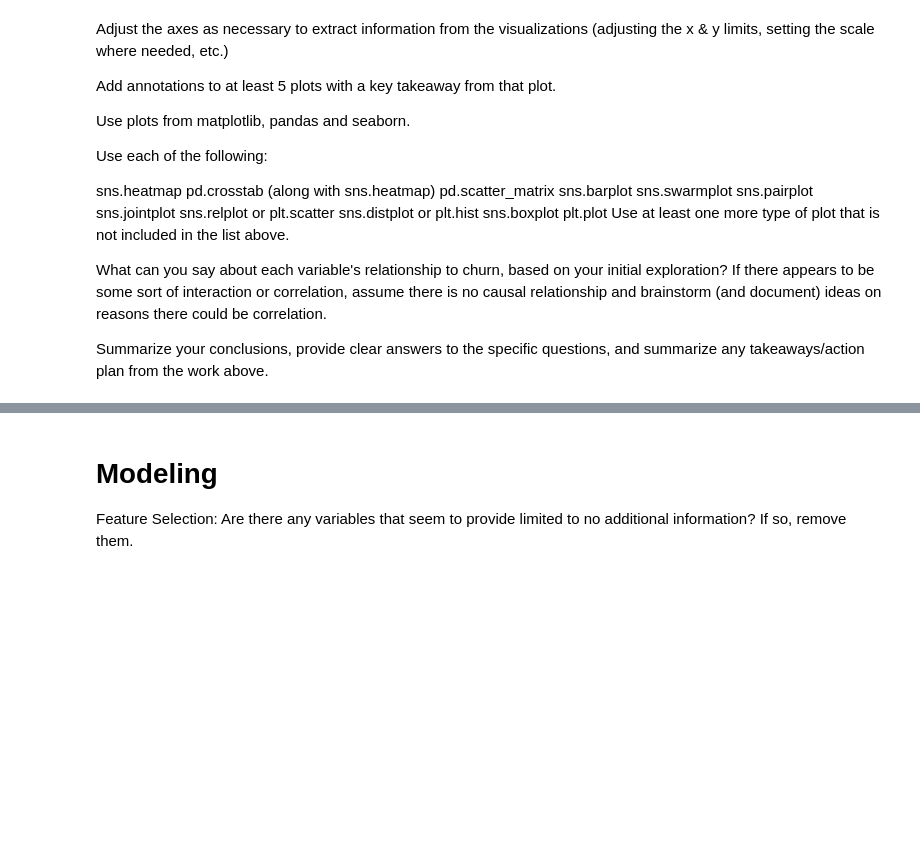
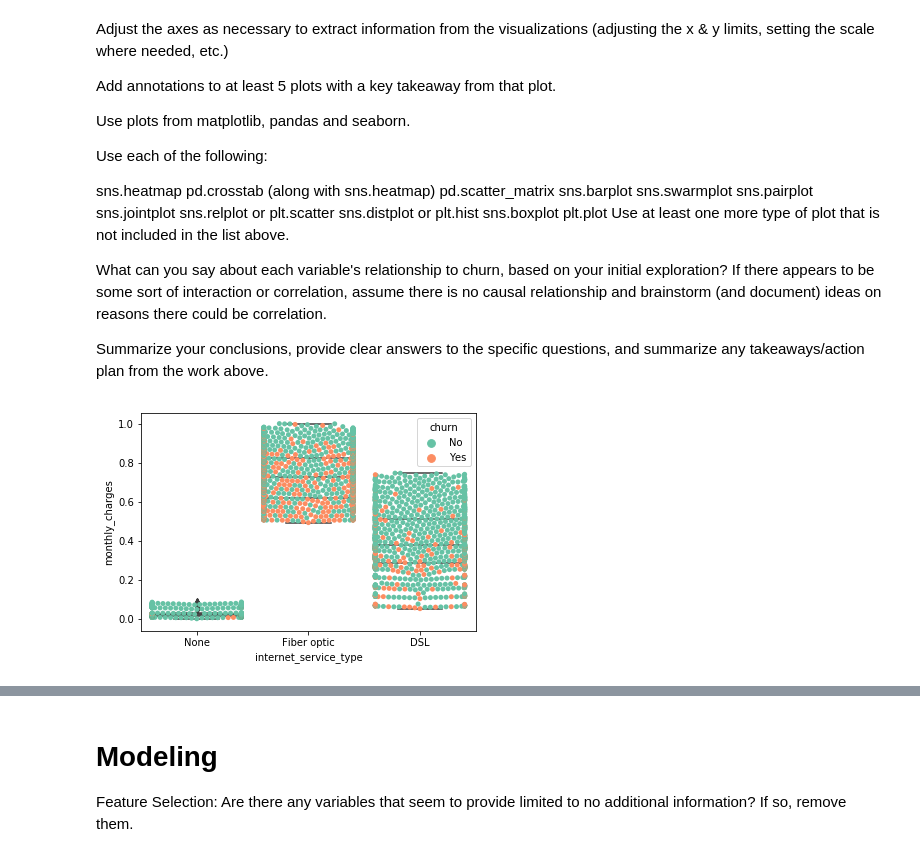
Before and after one commit to codeup-classification-project-ada/Classification, a Jupyter notebook: Codeup_Classification_Project_Ada_gg.ipynb, the cells around one changed output, grey strips where cells are left out. Saved outputs shown, nothing was run; the diff lists cells and outputs as text; code cells hidden in the pictures; blank space fills up the shorter version.

```diff
--- a/Codeup_Classification_Project_Ada_gg.ipynb
+++ b/Codeup_Classification_Project_Ada_gg.ipynb
@@ -365,5 +367,3 @@ Let's create a feature that calculates estimated total_charges based on tenure *
-# %%
-df['percent_var_tc_from_act_tc'] = (df['monthly_charges'] * df['tenure']) / df['total_charges']
 # %%
 df.describe()
 # %% [output]
@@ -396,5 +391,3 @@ def encode_churn(df):
-# %%
-df = encode_churn(df)
 # %%
 df.head()
 # %% [output]
@@ -472,3 +440,8 @@ train, test = train_test_split(df)
+# %%
+X_train = train.drop(['churn', 'churn_encoded'], axis=1)
+X_test = test.drop(['churn', 'churn_encoded'], axis=1)
+y_train = train[['churn_encoded']]
+y_test = test[['churn_encoded']]
 # %%
 scaler = MinMaxScaler()
 # %%
@@ -536,3 +517,10 @@ Use at least one more type of plot that is not included in the list above.
 What can you say about each variable's relationship to churn, based on your initial exploration? If there appears to be some sort of interaction or correlation, assume there is no causal relationship and brainstorm (and document) ideas on reasons there could be correlation.
 
 Summarize your conclusions, provide clear answers to the specific questions, and summarize any takeaways/action plan from the work above.
+# %%
+sns.swarmplot(x="internet_service_type", y="monthly_charges", data=train, hue="churn", palette="Set2")
+ax = sns.boxplot(x="internet_service_type", y="monthly_charges", data=train,
+        showcaps=True,boxprops={'facecolor':'None'},
+        showfliers=True,whiskerprops={'linewidth':0})
+# %% [output]
+[figure, added]
```
Also changed, not shown: parts of 46 cells of this notebook, 2 other files.
